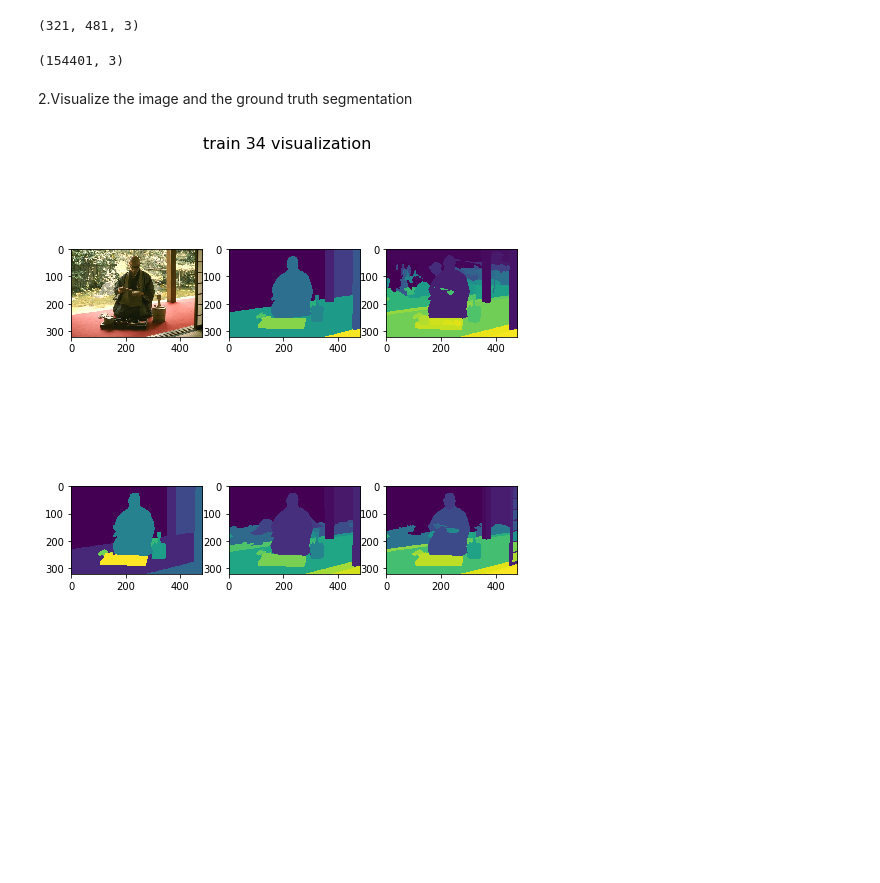
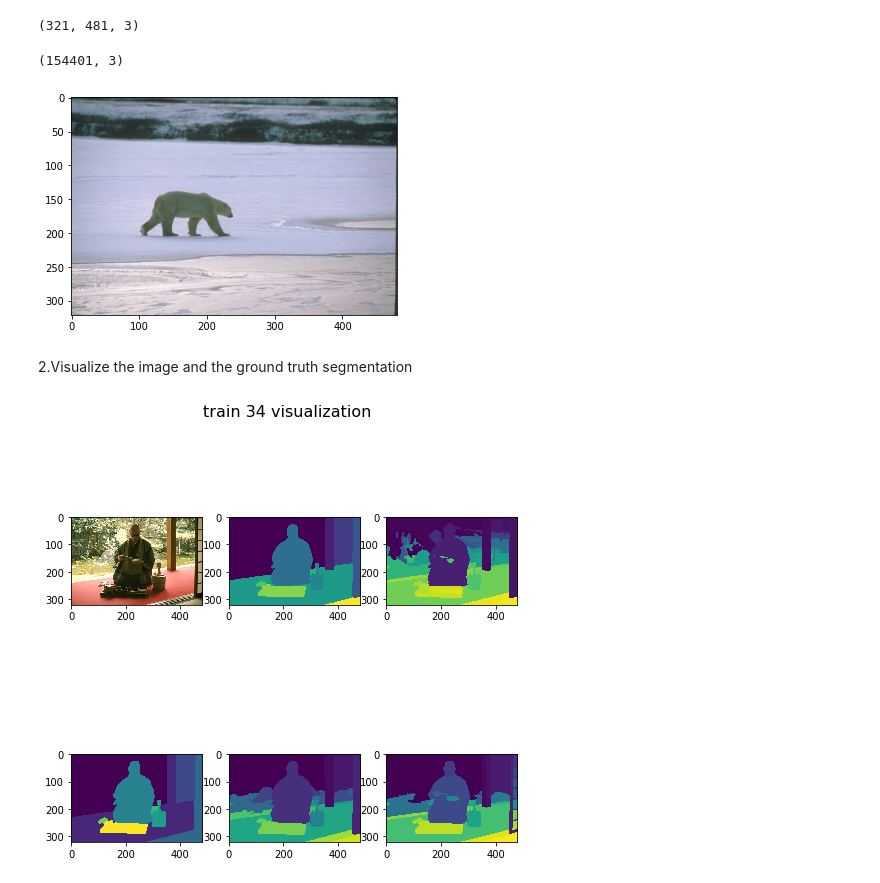
Before and after one commit to mohamed-zayton/Image_Segmentation, a Jupyter notebook: image_segmentation.ipynb, the cells around one changed output. Saved outputs shown, nothing was run; the diff lists cells and outputs as text; code cells hidden in the pictures; blank space fills up the shorter version.

```diff
--- a/image_segmentation.ipynb
+++ b/image_segmentation.ipynb
@@ -101,6 +101,11 @@ testing_data[0].shape
 testing_data[0].reshape((-1,3)).shape
 # %% [output]
 (154401, 3)
+# %%
+plt.imshow(testing_data[0])
+plt.show()
+# %% [output]
+[figure, added]
 # %% [markdown]
 2.Visualize the image and the ground truth segmentation
 # %%
```
